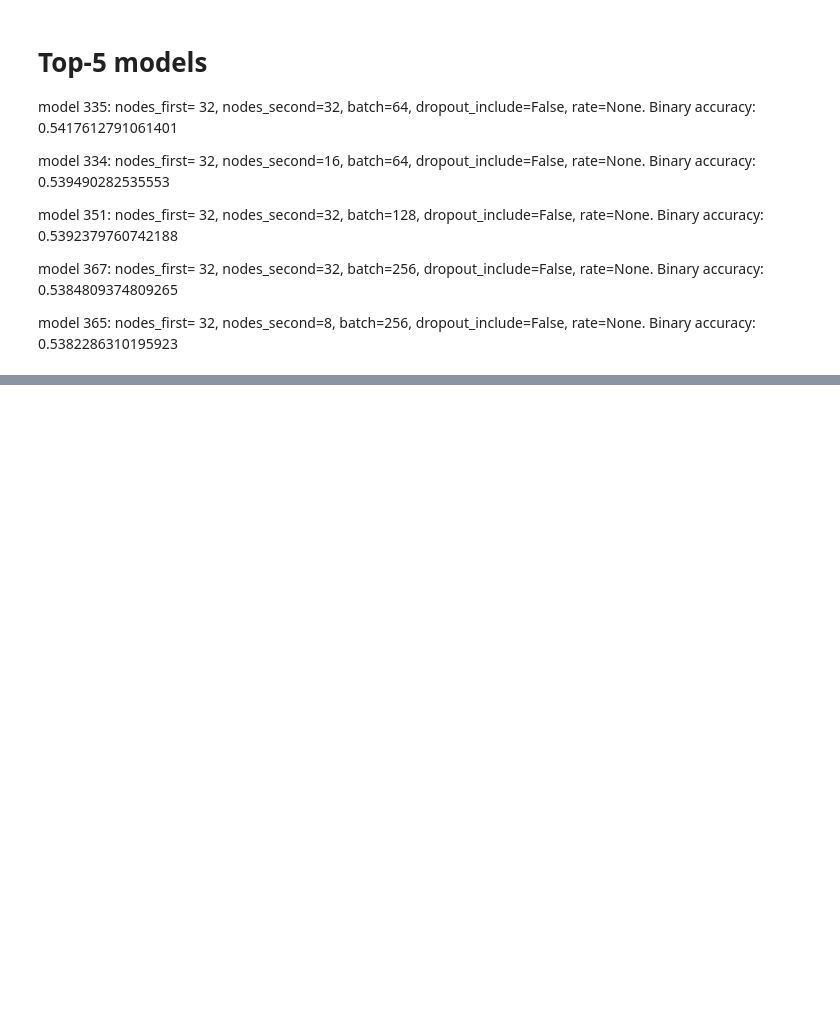
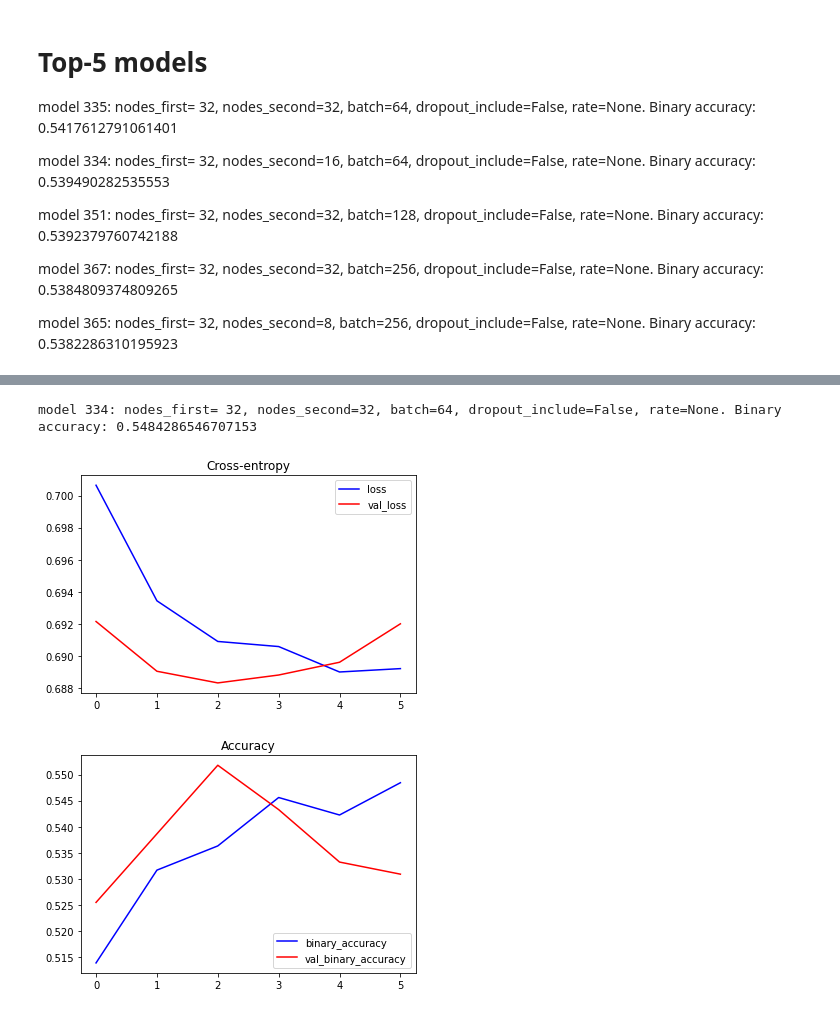
Before and after one commit to viktor-taraba/Term-Project-2021, a Jupyter notebook: TP21 3.2 KOSPI.ipynb, the cells around one changed output, grey strips where cells are left out. Cells and saved outputs as stored; diff of their text form; code cells hidden in the pictures; blank space fills up the shorter version.

```diff
--- a/TP21 3.2 KOSPI.ipynb
+++ b/TP21 3.2 KOSPI.ipynb
@@ -255,3 +260,8 @@ def neural_network_analysis(nodes_first, nodes_second, batch, dropout_include, S
 # %%
-# neural_network_analysis(32, 16, 64, False, SEED, X_train, y_train, X_valid, y_valid, 334)
+# model 335: nodes_first= 32, nodes_second=32, batch=64, dropout_include=False, rate=None. Binary accuracy: 0.5484286546707153
+neural_network_analysis(32, 32, 64, False, SEED, X_train, y_train, X_valid, y_valid, 334)
+# %% [output]
+model 334: nodes_first= 32, nodes_second=32, batch=64, dropout_include=False, rate=None. Binary accuracy: 0.5484286546707153
+[figure, added]
+[figure, added]
 # %%
```
Also changed, not shown: parts of 2 cells of this notebook.
